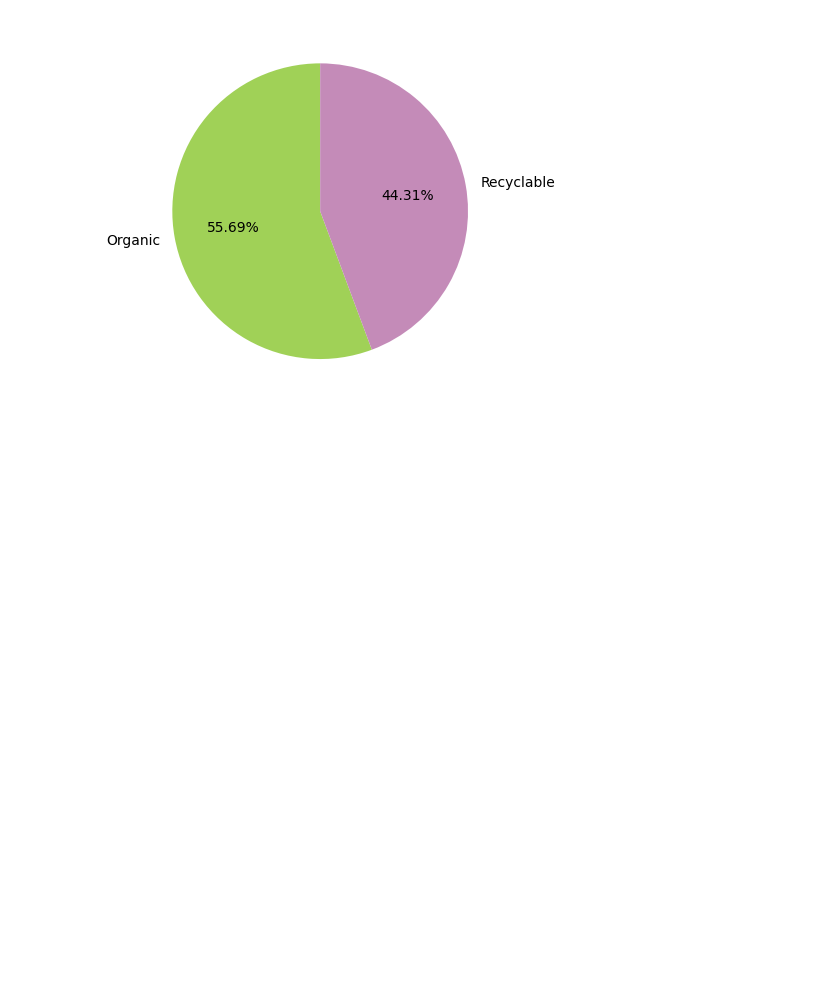
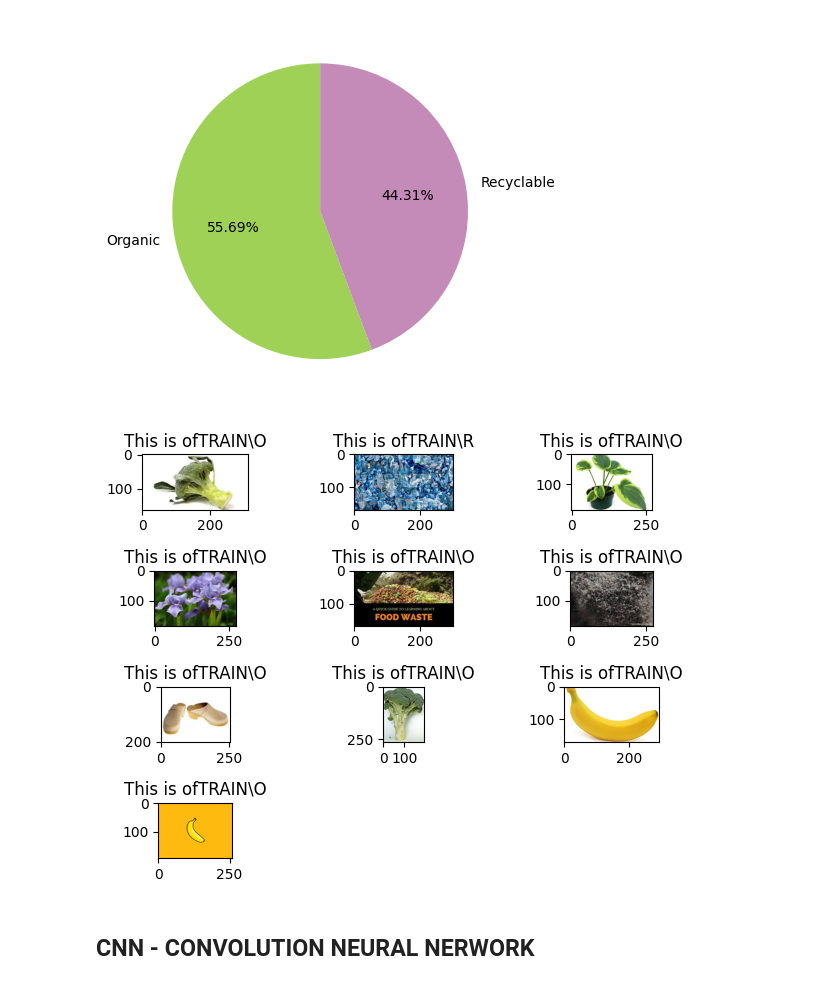
Before and after one commit to gayathri167/Week-1, a Jupyter notebook: wasteclassification.ipynb, the cells around one changed output. Cells and saved outputs as stored; diff of their text form; code cells hidden in the pictures; blank space fills up the shorter version.

```diff
--- a/wasteclassification.ipynb
+++ b/wasteclassification.ipynb
@@ -59,3 +63,15 @@ plt.pie(data.label.value_counts(), labels=['Organic','Recyclable'], autopct='%0.
 plt.show()
 # %% [output]
 [figure]
+# %%
+plt.Figure(figsize=(20,15))
+for i in range(10):
+    plt.subplot(4,3,(i%12)+1)
+    index=np.random.randint(15000)
+    plt.title('This is of{0}'.format(data.label[index]))
+    plt.imshow(data.image[index])
+    plt.tight_layout()
+# %% [output]
+[figure, added]
+# %% [markdown]
+## CNN - CONVOLUTION NEURAL NERWORK
```
Also changed, not shown: parts of 8 cells of this notebook.
